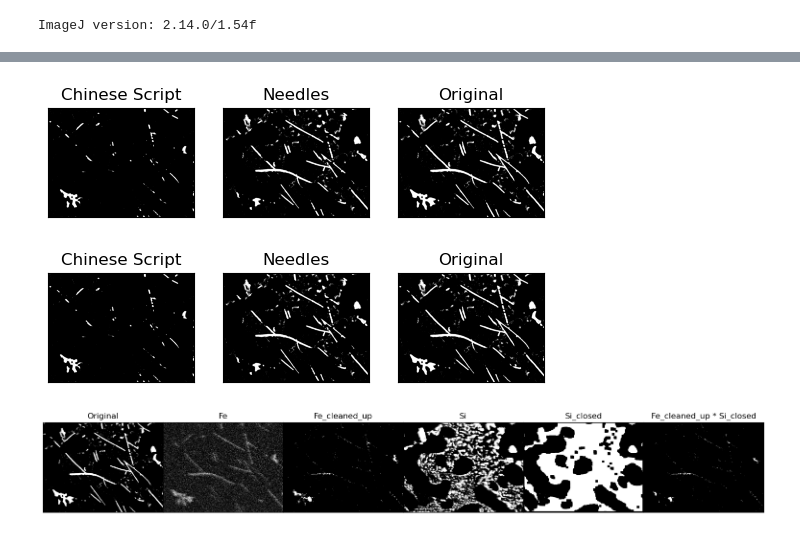
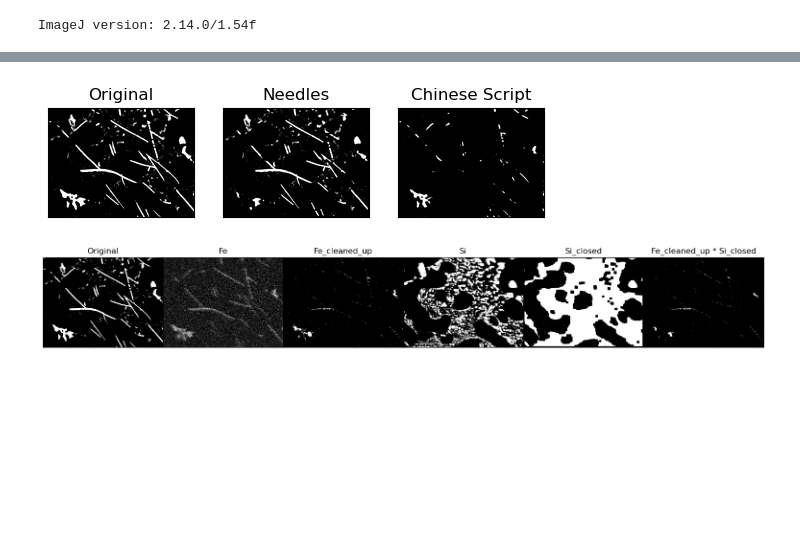
Before and after one commit to MagnuFal/Prosjektoppgave, a Jupyter notebook: AlgorithmicApproach/mask_prep.ipynb, the cells around one changed output, grey strips where cells are left out. Saved outputs shown, nothing was run; the diff lists cells and outputs as text; code cells hidden in the pictures; blank space fills up the shorter version.

```diff
--- a/AlgorithmicApproach/mask_prep.ipynb
+++ b/AlgorithmicApproach/mask_prep.ipynb
@@ -52,7 +52,8 @@ original = original[:768, :]
 print(np.shape(original))
 
 imp_Fe = ij.IJ.openImage(r"C:\Users\magfa\Documents\Prosjekt\Prosjektbilder\SEM Fe tilsetning og kjølerate\2ps\EDS\Fe K_alpha_1 Map Data 1.tif")
-ij.IJ.setThreshold(imp_Fe, 220, 255)
+ij.IJ.run(imp_Fe, "Despeckle", "")
+ij.IJ.setThreshold(imp_Fe, 91, 255)
 ij.IJ.run(imp_Fe, "Convert to Mask", "")
 
 Fe_noisy = np.asarray(ij.py.from_java(imp_Fe))
@@ -87,7 +88,7 @@ Si_closed = ndimage.binary_closing(Si_filled, structure=np.ones((20, 20)))
 
 Fe_filled = ndimage.binary_fill_holes(Fe)
 Fe_cleaned_up = ndimage.binary_opening(Fe_filled, structure=np.ones((2, 2)))
-Fe_closed = ndimage.binary_closing(Fe_cleaned_up, structure=np.ones((10, 10)))
+Fe_closed = ndimage.binary_closing(Fe_cleaned_up, structure=np.ones((10, 10)), iterations=2)
 
 
 
@@ -148,30 +153,28 @@ fig.savefig("Original_Si_closed", dpi=300)
 # %%
 fig, axarr = plt.subplots(1, 3)
 
-axarr[0].imshow(original - (original * Si_closed), cmap = 'Greys_r')
+axarr[0].imshow(original, cmap = 'Greys_r')
 axarr[1].imshow((original * Si_closed), cmap = 'Greys_r')
-axarr[2].imshow(original, cmap = 'Greys_r')
+axarr[2].imshow(original - (original * Si_closed), cmap = 'Greys_r')
 #axarr[3].imshow(orig, cmap = 'Greys_r')
 
 
 axarr[0].set_xticks([])
 axarr[0].set_yticks([])
 axarr[1].set_xticks([])
 axarr[1].set_yticks([])
 axarr[2].set_xticks([])
 axarr[2].set_yticks([])
 #axarr[3].set_xticks([])
 #axarr[3].set_yticks([])
 
-axarr[0].set_title('Chinese Script')
+axarr[0].set_title('Original')
 axarr[1].set_title('Needles')
-axarr[2].set_title('Original after preprocessing')
-axarr[2].set_title('Original')
+axarr[2].set_title('Chinese Script')
 
-fig
+fig.savefig("Original_Needles_Chinese", dpi=300)
 # %% [output]
-[figure, old version]
+[figure, new version]
-[figure, removed]
 # %%
 fig, axarr = plt.subplots(1, 6)
 
```
Also changed, not shown: parts of 2 cells of this notebook.
